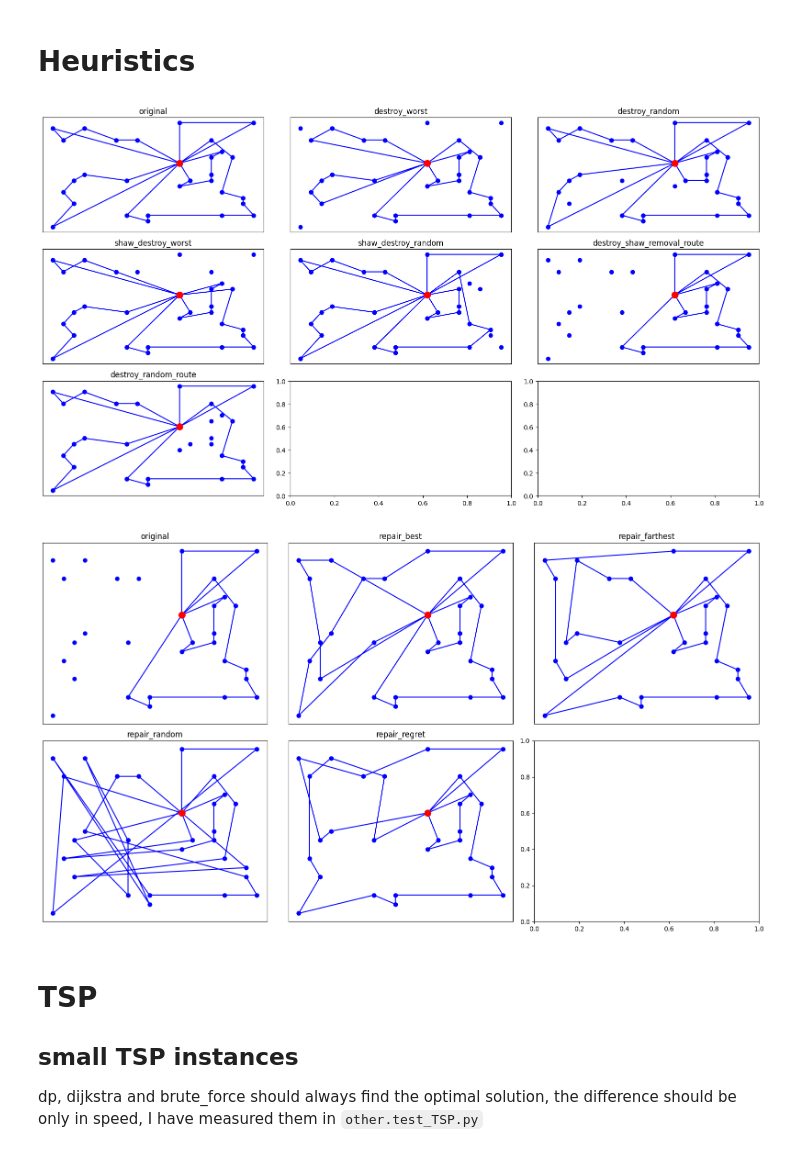
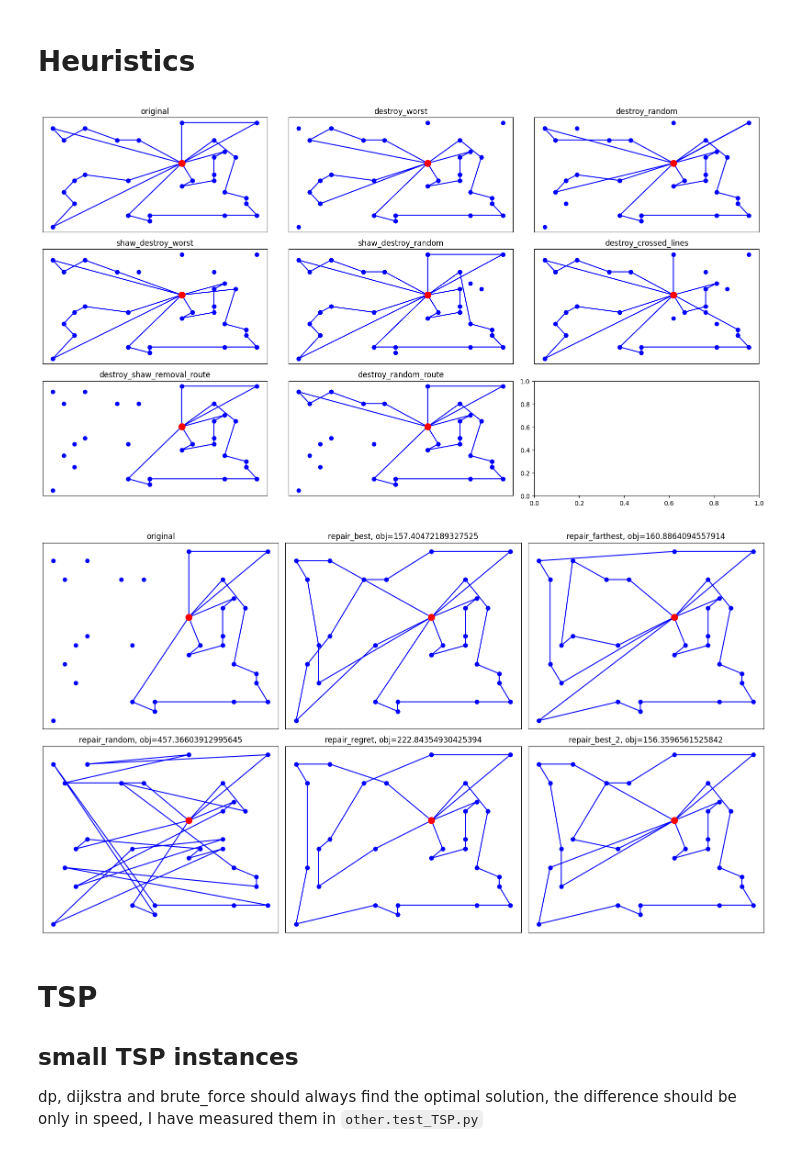
Before and after one commit to Karilli/CVRP-solver, a Jupyter notebook: showcase.ipynb, the cells around one changed output. Cells and saved outputs as stored; diff of their text form; code cells hidden in the pictures.

Commit message:
remove intersection and repair best 2

```diff
--- a/showcase.ipynb
+++ b/showcase.ipynb
@@ -124,6 +126,7 @@ DESTROY = [
     (destroy_random, 4),
     (destroy_shaw_worst, 2),
     (destroy_shaw_random, 2),
+    (destroy_crossed_lines, 2),
     (destroy_shaw_removal_route, 1),
     (destroy_random_route, 1),
 ]
@@ -141,29 +144,30 @@ for heuristic, calls in DESTROY:
 
 plot(canvas, locations, 3, 3)
 # %% [output]
-[figure, old version]
+[figure, new version]
 # %%
 REPAIR = [
     repair_best,
     repair_farthest,
     repair_random,
-    repair_regret
+    repair_regret,
+    repair_best_2
 ]
 canvas = {}
 sol = generate_initial_solution(distance_matrix, locations, demands, number_of_vehicles, vehicle_capacity, "GREEDY_ALL_ROUTES")
 Tabu.init(1)
 destroy_shaw_removal_route(sol)
 canvas["original"] = [[0]+route+[0] for route in sol]
 for heuristic in REPAIR:
     cpy = sol.copy()
     while cpy.unassigned:
         heuristic(cpy, 45)
     name = str(heuristic).split()[1]
-    canvas[name] = [[0]+route+[0] for route in cpy]
+    canvas[f"{name}, obj={cpy.objective()}"] = [[0]+route+[0] for route in cpy]
 
 plot(canvas, locations, 2, 3)
 # %% [output]
-[figure, old version]
+[figure, new version]
 # %% [markdown]
 # TSP
 ## small TSP instances
```
Also changed, not shown: parts of 5 cells of this notebook, 3 other files.
